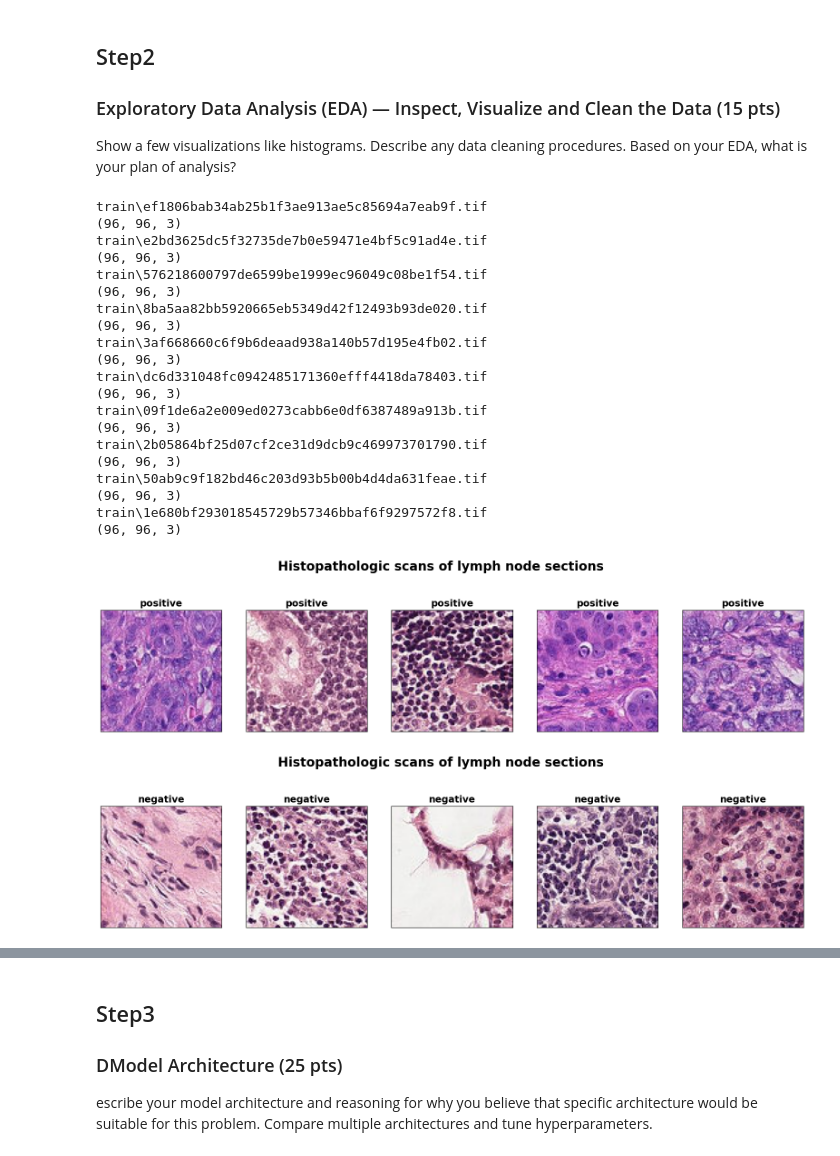
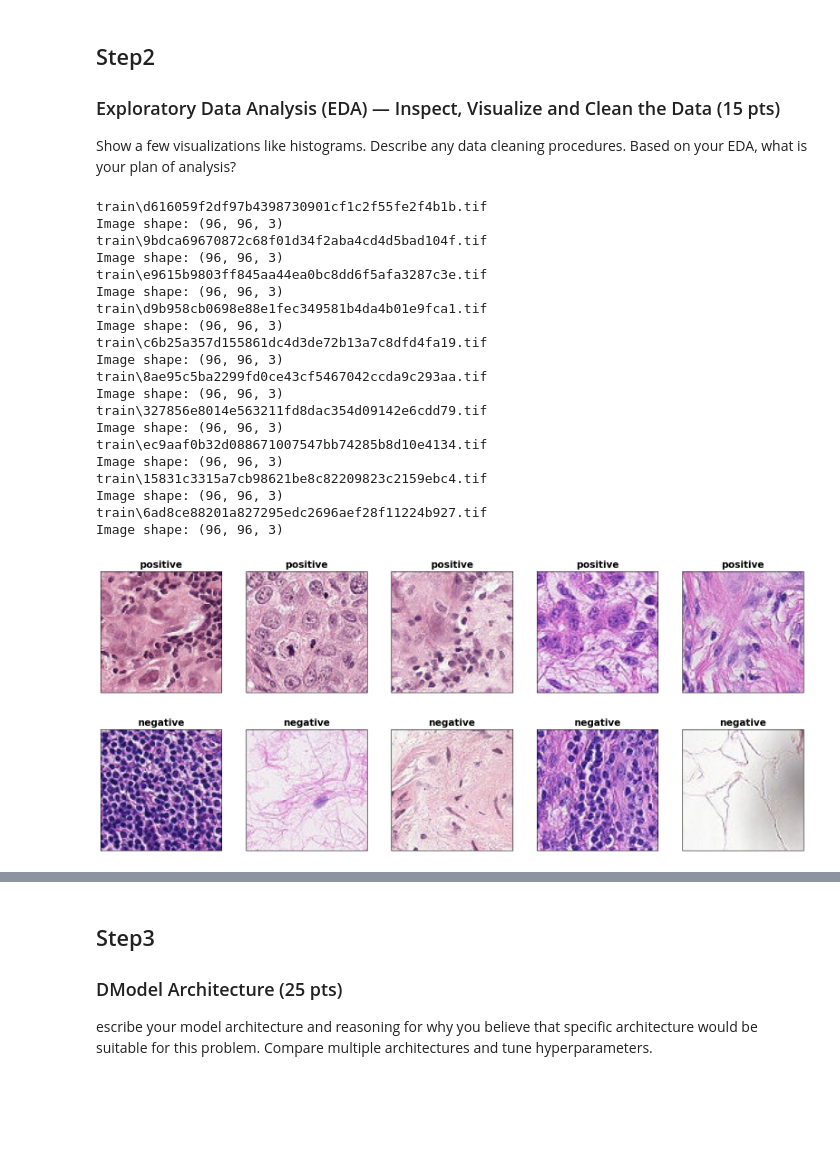
Before and after one commit to zpeople/CNN_cancer_detection, a Jupyter notebook: CancerDetection.ipynb, the cells around one changed output, grey strips where cells are left out. Cells and saved outputs as stored; diff of their text form; code cells hidden in the pictures; blank space fills up the shorter version.

```diff
--- a/CancerDetection.ipynb
+++ b/CancerDetection.ipynb
@@ -114,48 +124,48 @@ Show a few visualizations like histograms. Describe any data cleaning procedures
 # %%
 #Visualize image
 def drawImage(df,title):
     fig, ax = plt.subplots(1, 5, figsize = (20, 5))
-    fig.suptitle("Histopathologic scans of lymph node sections", fontsize = 20, fontweight = "bold")
+
     random_num = list(np.random.randint(0, df.shape[0] - 1, size = 5))
     for i,j in enumerate(random_num):
         image_path =df.iloc[j]["path"]
         print(image_path)
         image_data =np.asarray(Image.open(image_path))
         print('Image shape:',image_data.shape) #(batch_size, height, width, channels)
         ax[i].imshow(image_data)
         ax[i].set_xticks([])
 
         ax[i].set_yticks([])
         ax[i].set_title(title,fontsize = 15, fontweight = "bold")
 
 
 df_1 =df[df["label"] == 1]
 df_0 =df[df["label"] == 0]
 drawImage(df_1,'positive')
 drawImage(df_0,'negative')
 # %% [output]
-train\ef1806bab34ab25b1f3ae913ae5c85694a7eab9f.tif
-(96, 96, 3)
-train\e2bd3625dc5f32735de7b0e59471e4bf5c91ad4e.tif
-(96, 96, 3)
-train\576218600797de6599be1999ec96049c08be1f54.tif
-(96, 96, 3)
-train\8ba5aa82bb5920665eb5349d42f12493b93de020.tif
-(96, 96, 3)
-train\3af668660c6f9b6deaad938a140b57d195e4fb02.tif
-(96, 96, 3)
-train\dc6d331048fc0942485171360efff4418da78403.tif
-(96, 96, 3)
-train\09f1de6a2e009ed0273cabb6e0df6387489a913b.tif
-(96, 96, 3)
-train\2b05864bf25d07cf2ce31d9dcb9c469973701790.tif
-(96, 96, 3)
-train\50ab9c9f182bd46c203d93b5b00b4d4da631feae.tif
-(96, 96, 3)
-train\1e680bf293018545729b57346bbaf6f9297572f8.tif
-(96, 96, 3)
+train\d616059f2df97b4398730901cf1c2f55fe2f4b1b.tif
+Image shape: (96, 96, 3)
+train\9bdca69670872c68f01d34f2aba4cd4d5bad104f.tif
+Image shape: (96, 96, 3)
+train\e9615b9803ff845aa44ea0bc8dd6f5afa3287c3e.tif
+Image shape: (96, 96, 3)
+train\d9b958cb0698e88e1fec349581b4da4b01e9fca1.tif
+Image shape: (96, 96, 3)
+train\c6b25a357d155861dc4d3de72b13a7c8dfd4fa19.tif
+Image shape: (96, 96, 3)
+train\8ae95c5ba2299fd0ce43cf5467042ccda9c293aa.tif
+Image shape: (96, 96, 3)
+train\327856e8014e563211fd8dac354d09142e6cdd79.tif
+Image shape: (96, 96, 3)
+train\ec9aaf0b32d088671007547bb74285b8d10e4134.tif
+Image shape: (96, 96, 3)
+train\15831c3315a7cb98621be8c82209823c2159ebc4.tif
+Image shape: (96, 96, 3)
+train\6ad8ce88201a827295edc2696aef28f11224b927.tif
+Image shape: (96, 96, 3)
-[figure, old version]
+[figure, new version]
-[figure, old version]
+[figure, new version]
 # %%
 #split train and valid data
 index = np.random.permutation(df.shape[0])
```
Also changed, not shown: parts of 13 cells of this notebook, 1 other file.
